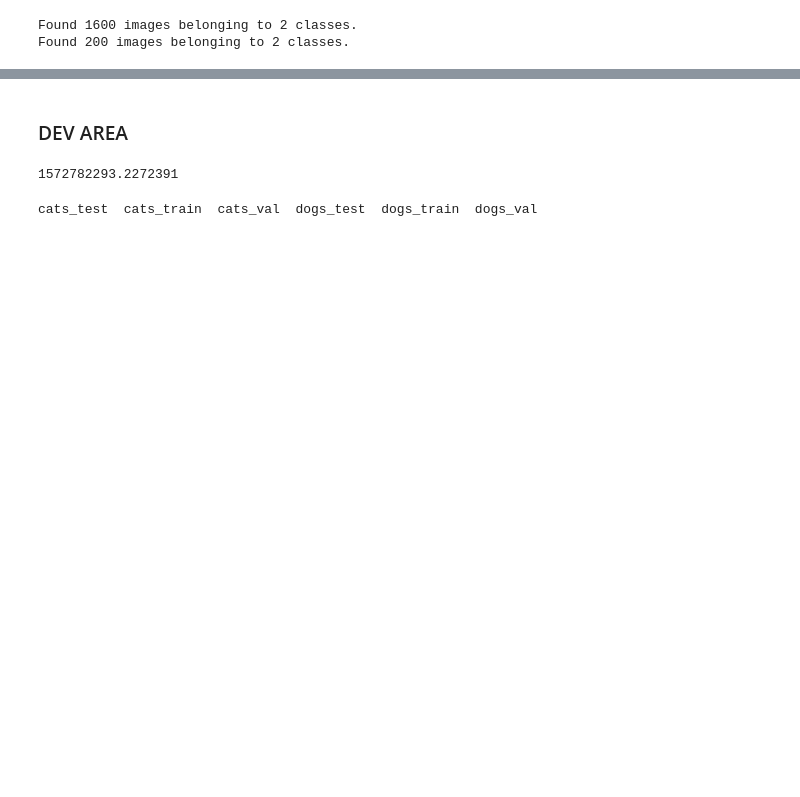
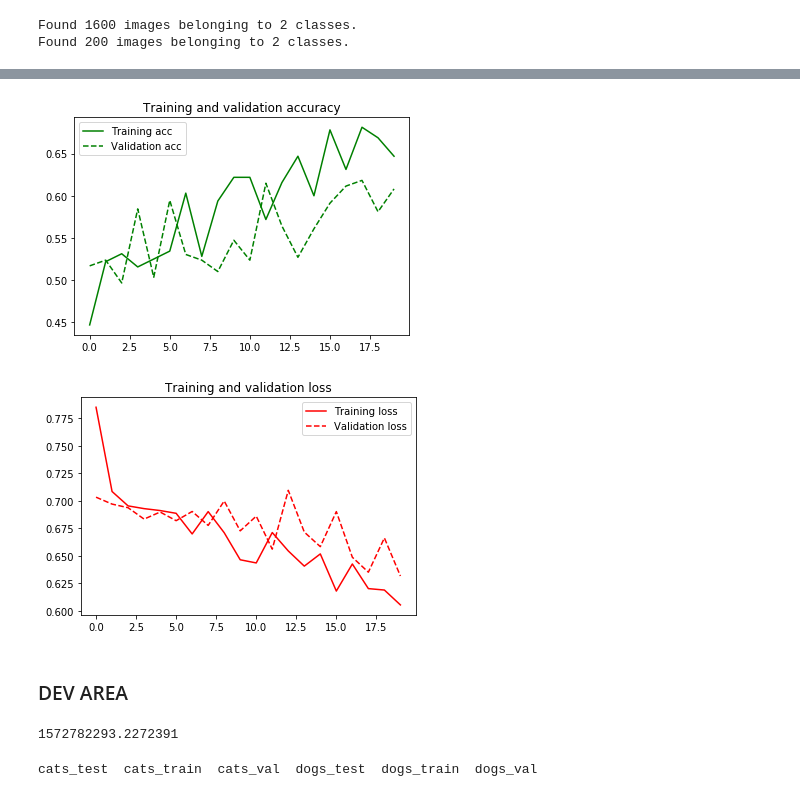
Before and after one commit to rdgreene/CNN-Workshop, a Jupyter notebook: CNN_Workshop.ipynb, the cells around one changed output, grey strips where cells are left out. Drawn from its saved outputs; the diff is of its cells as text; code cells hidden in the pictures; blank space fills up the shorter version.

```diff
--- a/CNN_Workshop.ipynb
+++ b/CNN_Workshop.ipynb
@@ -27 +38,3 @@ cats  dogs
+# %%
+target_size = 128
 # %%
@@ -53,0 +103,12 @@ Found 200 images belonging to 2 classes.
+# %%
+tic = time.time()
+
+history = model.fit_generator(
+      train_generator,
+      steps_per_epoch=10,
+      epochs=20,
+      validation_data=validation_generator,
+      validation_steps=10)
+
+toc = time.time()
+print((toc-tic)/60)
@@ -53,0 +129,27 @@ Found 200 images belonging to 2 classes.
+# %%
+
+import matplotlib.pyplot as plt
+
+acc = history.history['acc']
+val_acc = history.history['val_acc']
+loss = history.history['loss']
+val_loss = history.history['val_loss']
+
+epochs = range(len(acc))
+
+plt.plot(epochs, acc, 'g', label='Training acc')
+plt.plot(epochs, val_acc, 'g--', label='Validation acc')
+plt.title('Training and validation accuracy')
+plt.legend()
+
+plt.figure()
+
+plt.plot(epochs, loss, 'r', label='Training loss')
+plt.plot(epochs, val_loss, 'r--', label='Validation loss')
+plt.title('Training and validation loss')
+plt.legend()
+
+plt.show()
+# %% [output]
+[figure, added]
+[figure, added]
```
Also changed, not shown: parts of 8 cells of this notebook.
